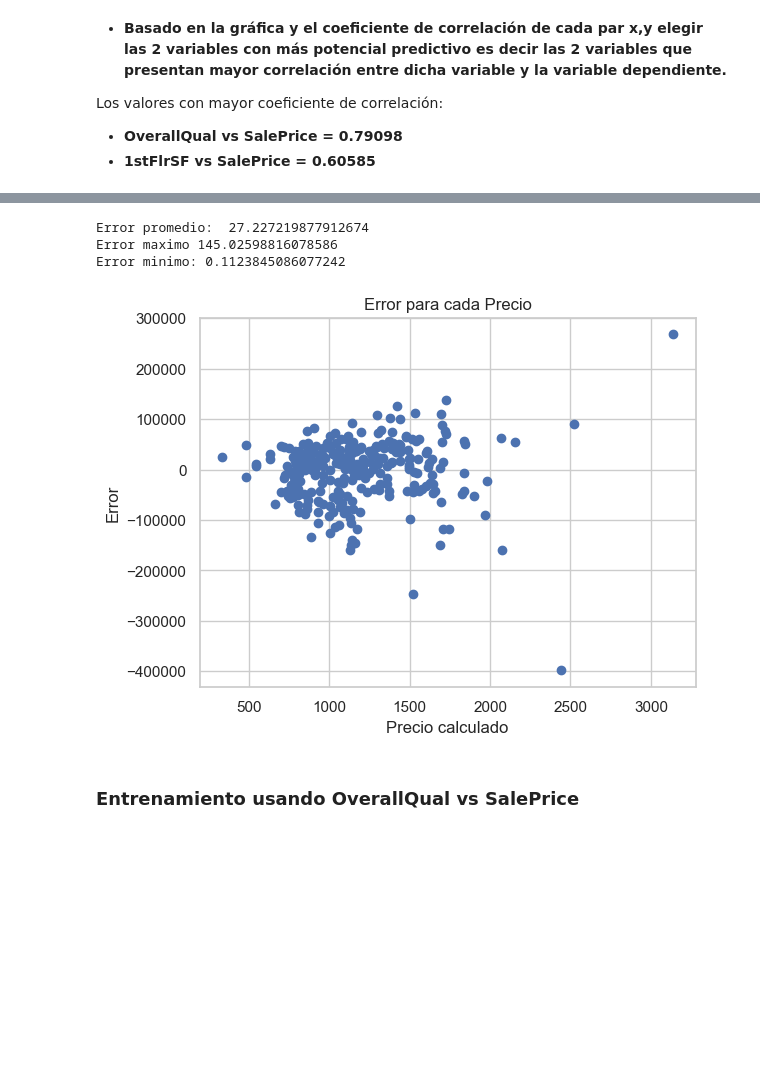
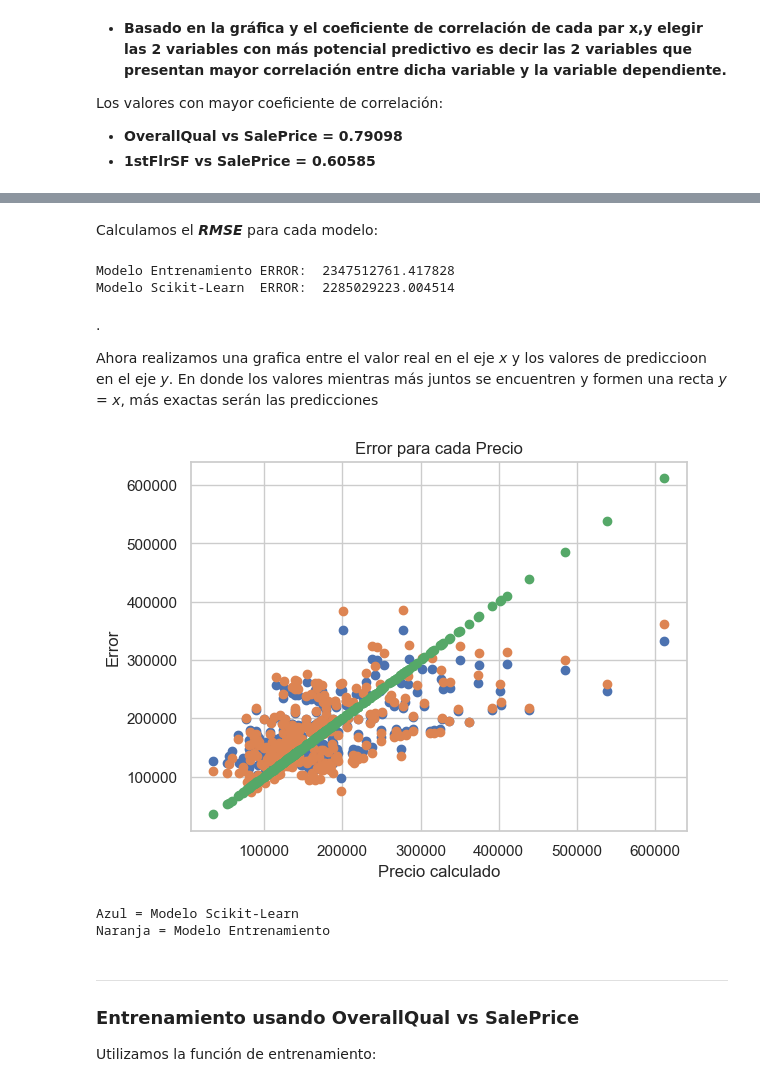
Before and after one commit to ElMangel/Proyecto-1--Regresi-n-con-c-digo, a Jupyter notebook: Proyecto_19000522.ipynb, the cells around one changed output, grey strips where cells are left out. Drawn from its saved outputs; the diff is of its cells as text; code cells hidden in the pictures; blank space fills up the shorter version.

```diff
--- a/Proyecto_19000522.ipynb
+++ b/Proyecto_19000522.ipynb
@@ -324,6 +278,9 @@ def entrenar_regresion_lineal(x, y, epochs, imprimir_error_cada, alpha):
     X = np.column_stack((x, np.ones(len(x))))
 
     beta = np.zeros(2)
+    #beta = np.array([153.05743944, 9.65952335])  #1stFlrSF
+    #beta = np.array([44981.11092649, -94113.55673411]) #OverallQual
+
     errores = []
     almacen_it = []
     almacen_it.append(copy.deepcopy(beta))
@@ -331,9 +288,9 @@ def entrenar_regresion_lineal(x, y, epochs, imprimir_error_cada, alpha):
     for epoch in range(1, epochs+1):
         y_hat = np.dot(X, beta)
 
-        error = np.mean(y_hat - y)
-        error = error*error
-        error = error/(2*len(X))
+        error = (y_hat - y)**2
+        error = np.mean(error)
+        error = error/(2)
         errores.append(error)
 
         gradiente_beta1 = np.mean((y_hat - y) * X[:, 0])
@@ -456,0 +451,2 @@ predicciones
+# %%
+predicciones2 = predecir(beta_final_1stFlrSF[-1], reg, dataset_validacion[:,2])
@@ -457,5 +457,6 @@ predicciones
 # %%
-predicciones['Precio Real'] = dataset_validacion[:,0]
-predicciones['Error'] = (((predicciones['Promedio'] - predicciones['Precio Real']).abs())/predicciones['Precio Real'])*100
-predicciones[['Promedio', 'Precio Real', 'Error']].abs()
+predicciones2['Precio Real'] = dataset_validacion[:,0]
+predicciones2['Error Entrenamiento'] = (((predicciones2['Modelo Entrenamiento'] - predicciones2['Precio Real']).abs())/predicciones2['Precio Real'])*100
+predicciones2['Error Scikit-Learn'] = (((predicciones2['Modelo Scikit-Learn'] - predicciones2['Precio Real']).abs())/predicciones2['Precio Real'])*100
+predicciones2[['Modelo Entrenamiento', 'Precio Real', 'Error Entrenamiento','Modelo Scikit-Learn', 'Precio Real', 'Error Scikit-Learn' ]]
 # %% [output]
@@ -475,26 +476,45 @@ predicciones[['Promedio', 'Precio Real', 'Error']].abs()
+# %% [markdown]
+Calculamos el ***RMSE*** para cada modelo:
 # %%
-promedio_error = predicciones['Error'].mean()
-error_max = predicciones['Error'].max()
-error_min = predicciones['Error'].min()
+predicciones2['Error'] = (predicciones2['Modelo Entrenamiento'] - predicciones2['Precio Real'])**2
+media_error = predicciones2['Error'].mean()
+ERROR1 = media_error/2
 
-print('Error promedio: ', promedio_error)
-print('Error maximo', error_max)
-print('Error minimo:', error_min)
+predicciones2['Error'] = (predicciones2['Modelo Scikit-Learn'] - predicciones2['Precio Real'])**2
+media_error = predicciones2['Error'].mean()
+ERROR2 = media_error/2
+
+print('Modelo Entrenamiento ERROR: ', ERROR1)
+print('Modelo Scikit-Learn  ERROR: ', ERROR2)
 # %% [output]
-Error promedio:  27.227219877912674
-Error maximo 145.02598816078586
-Error minimo: 0.1123845086077242
+Modelo Entrenamiento ERROR:  2347512761.417828
+Modelo Scikit-Learn  ERROR:  2285029223.004514
+# %% [markdown]
+.
+
+Ahora realizamos una grafica entre el valor real en el eje *x* y los valores de prediccioon en el eje *y*. En donde los valores mientras más juntos se encuentren y formen una recta *y = x*, más exactas serán las predicciones
 # %%
-error = predicciones['Promedio'] - predicciones['Precio Real']
-plt.plot(dataset_validacion[:,2], error, marker='o', linestyle='')
+# error = predicciones2['Promedio'] - predicciones2['Precio Real']
+
+plt.plot(dataset_validacion[:,0], predicciones2['Modelo Scikit-Learn'] , marker='o', linestyle='')
+plt.plot(dataset_validacion[:,0], predicciones2['Modelo Entrenamiento'] , marker='o', linestyle='')
+plt.plot(dataset_validacion[:,0], dataset_validacion[:,0], marker='o', linestyle='')
 plt.title('Error para cada Precio')
 plt.xlabel('Precio calculado')
 plt.ylabel('Error')
 plt.grid(True)
 plt.show()
+
+print("Azul = Modelo Scikit-Learn")
+print("Naranja = Modelo Entrenamiento")
 # %% [output]
-[figure, old version]
+[figure, new version]
+Azul = Modelo Scikit-Learn
+Naranja = Modelo Entrenamiento
 # %% [markdown]
+---
 ### Entrenamiento usando **OverallQual vs SalePrice**
+
+Utilizamos la función de entrenamiento:
 # %%
 beta_final_OverallQual, errores = entrenar_regresion_lineal(dataset_entrenamiento[:,1], dataset_entrenamiento[:,0], 7700, 700, 0.0255)
```
Also changed, not shown: parts of 52 cells of this notebook.
